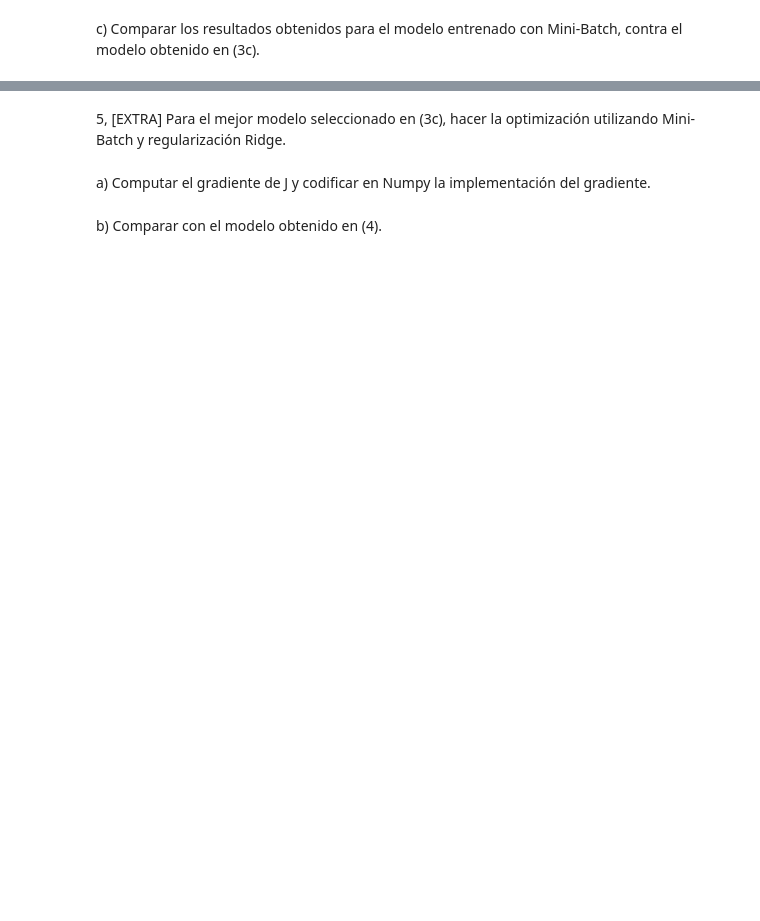
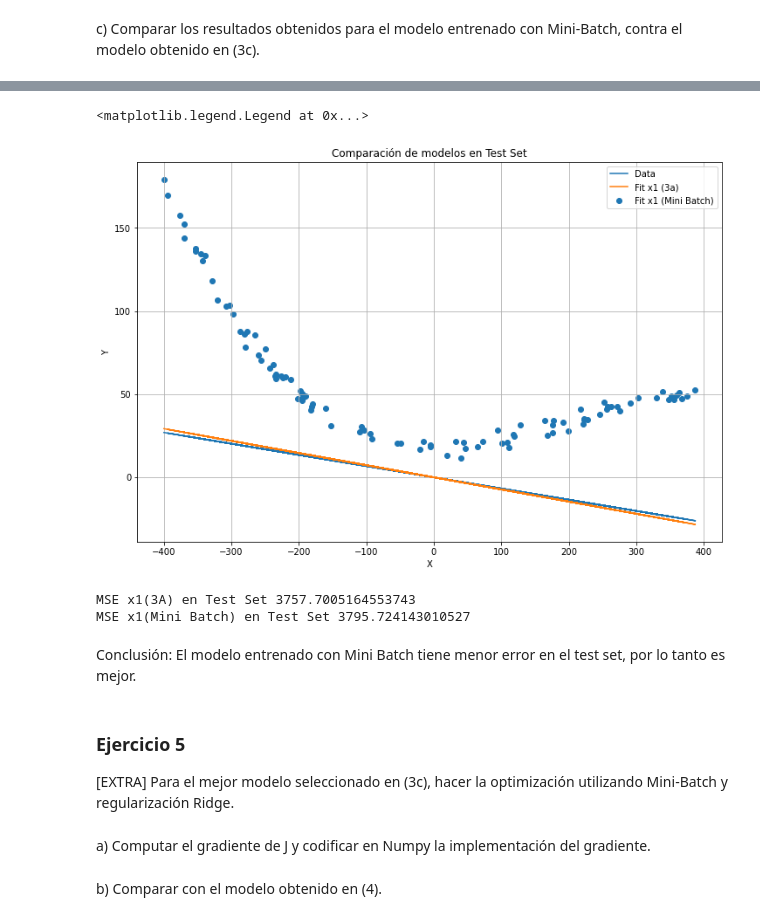
Before and after one commit to nhorro/ceai2020, a Jupyter notebook: intro_ai/clase_8_evaluacion/evaluacion.ipynb, the cells around one changed output, grey strips where cells are left out. Cells and saved outputs as stored; diff of their text form; code cells hidden in the pictures; blank space fills up the shorter version.

```diff
--- a/intro_ai/clase_8_evaluacion/evaluacion.ipynb
+++ b/intro_ai/clase_8_evaluacion/evaluacion.ipynb
@@ -176,3 +179,5 @@ w
+# %%
+model_3a = w # usado más adelante
 # %% [markdown]
 b) Repetir el punto (a), para n = {2,3,4}. Computar el error de validación y test del mejor modelo para cada n.
 # %%
@@ -378,3 +390,5 @@ FIXME: algo está mal acá.
 # %% [markdown]
 c) Comparar los resultados obtenidos para el modelo entrenado con Mini-Batch, contra el modelo obtenido en (3c).
+# %%
+model = model[0][0]
 # %%
@@ -386,0 +398,2 @@ array([[nan],
+# %%
+model = model.flatten()
@@ -387,5 +404,29 @@ array([[nan],
+# %%
+plt.figure(figsize=(12,8))
+plt.grid(which="Both")
+plt.scatter(X_test, y_test)
+plt.title("Comparación de modelos en Test Set")
+plt.plot(X_test, model*X_test)
+plt.plot(X_test, model_3a*X_test)
+plt.xlabel("X")
+plt.ylabel("Y")
+plt.legend(["Data", "Fit x1 (3a)", "Fit x1 (Mini Batch)"])
+# %% [output]
+<matplotlib.legend.Legend at 0x...>
+[figure, added]
+# %%
+mse = MSE()
+print("MSE x1(3A) en Test Set", mse(y_test, model_3a*X_test))
+print("MSE x1(Mini Batch) en Test Set",mse(y_test, model*X_test))
+# %% [output]
+MSE x1(3A) en Test Set 3757.7005164553743
+MSE x1(Mini Batch) en Test Set 3795.724143010527
+# %% [markdown]
+Conclusión: El modelo entrenado con Mini Batch tiene menor error en el test set, por lo tanto es mejor.
 # %% [markdown]
-5, [EXTRA] Para el mejor modelo seleccionado en (3c), hacer la optimización utilizando Mini-Batch y regularización Ridge.
+### Ejercicio 5
+
+[EXTRA] Para el mejor modelo seleccionado en (3c), hacer la optimización utilizando Mini-Batch y regularización Ridge.
 # %% [markdown]
 a) Computar el gradiente de J y codificar en Numpy la implementación del gradiente.
 # %% [markdown]
```
Also changed, not shown: parts of 22 cells of this notebook.
